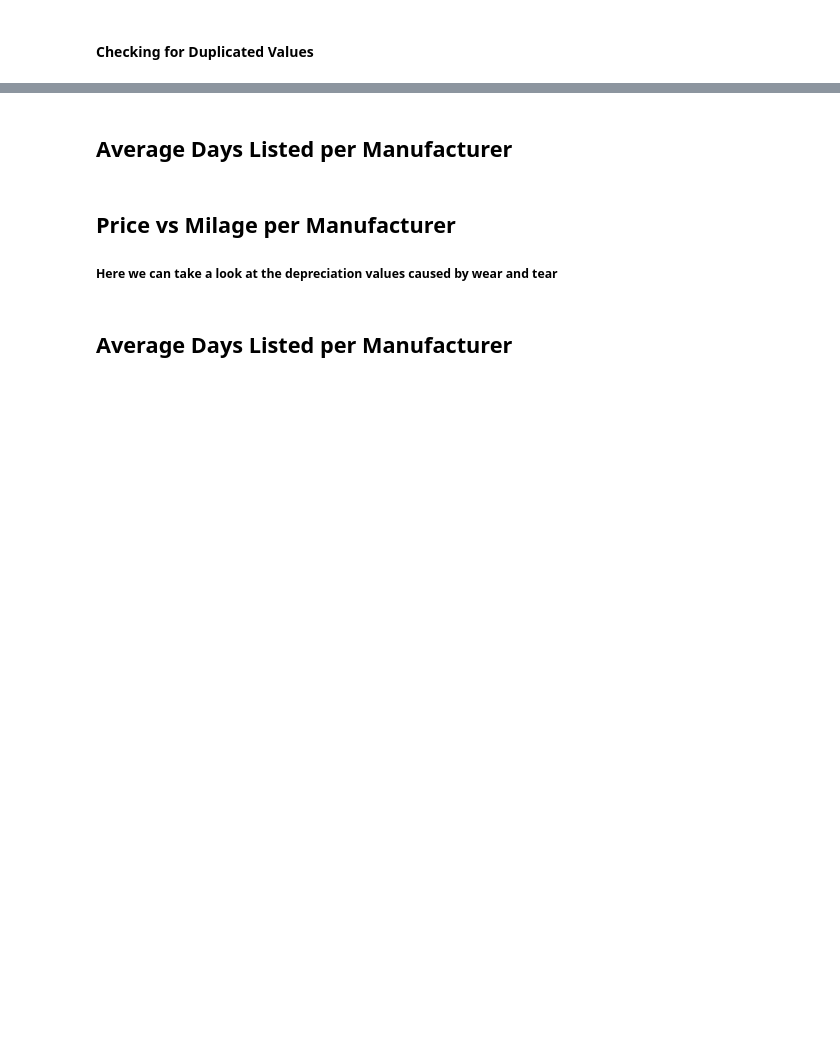
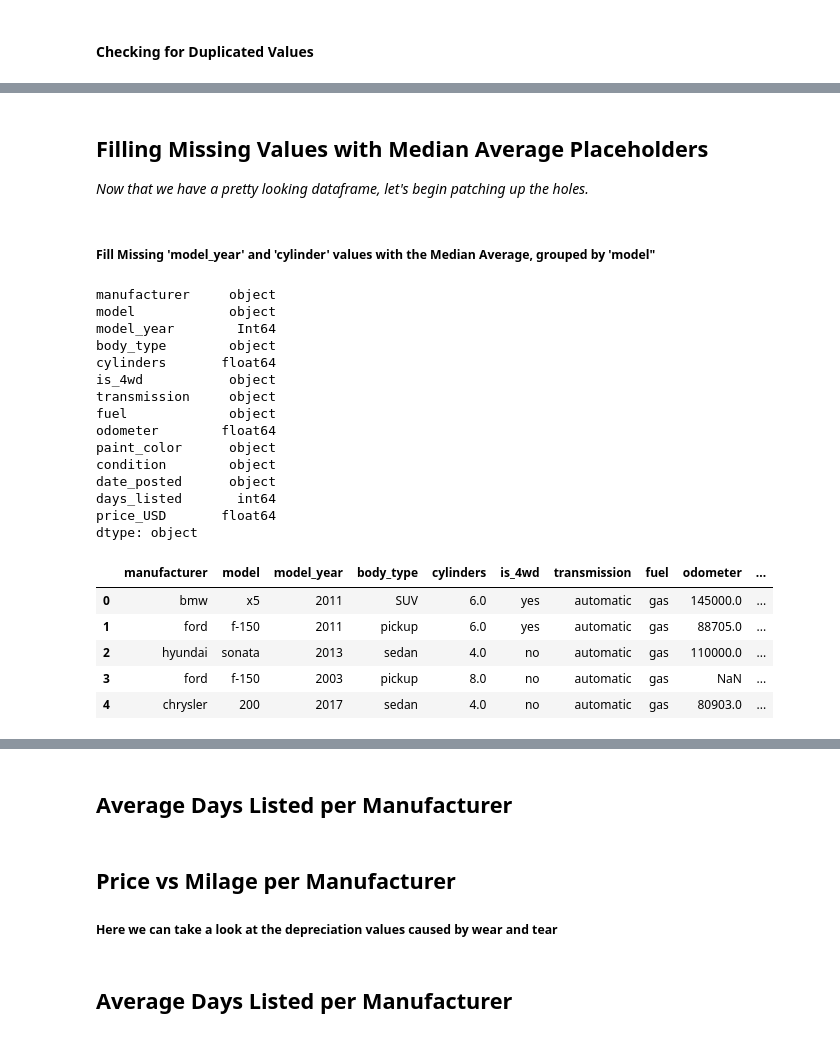
Before and after one commit to gheeter745/Dashboard-Car-Sales, a Jupyter notebook: notebook.ipynb, the cells around one changed output, grey strips where cells are left out. Saved outputs shown, nothing was run; the diff lists cells and outputs as text; code cells hidden in the pictures; blank space fills up the shorter version.

```diff
--- a/notebook.ipynb
+++ b/notebook.ipynb
@@ -195,0 +274,50 @@ display(df_vehicles)
+# %% [markdown]
+## Filling Missing Values with Median Average Placeholders
+*Now that we have a pretty looking dataframe, let's begin patching up the holes.*
+# %% [markdown]
+##### Fill Missing 'model_year' and 'cylinder' values with the Median Average, grouped by 'model"
+# %%
+# Define a function to fill missing 'model_year' values with the median, converted to an integer
+def fill_with_median_int(group):
+    median = int(group.median())
+    return group.fillna(median)
+
+# Define a function to fill missing 'cylinder' values with the median
+def fill_with_median(group):
+    median = group.median()
+    return group.fillna(median)
+
+# Apply the function to the 'model_year' column, grouped by 'model'
+df_vehicles['model_year'] = df_vehicles.groupby('model')['model_year'].transform(fill_with_median_int)
+
+# Apply the function to the 'cylinders' column, grouped by 'model'
+df_vehicles['cylinders'] = df_vehicles.groupby('model')['cylinders'].transform(fill_with_median)
+
+# Convert 'model_year' to int64
+df_vehicles['model_year'] = df_vehicles['model_year'].astype('Int64')
+
+# Display the updated DataFrame
+display(df_vehicles.dtypes)
+display(df_vehicles.head())
+# %% [output]
+manufacturer     object
+model            object
+model_year        Int64
+body_type        object
+cylinders       float64
+is_4wd           object
+transmission     object
+fuel             object
+odometer        float64
+paint_color      object
+condition        object
+date_posted      object
+days_listed       int64
+price_USD       float64
+dtype: object
+|  | manufacturer | model | model_year | body_type | cylinders | is_4wd | transmission | fuel | odometer | ... |
+| 0 | bmw | x5 | 2011 | SUV | 6.0 | yes | automatic | gas | 145000.0 | ... |
+| 1 | ford | f-150 | 2011 | pickup | 6.0 | yes | automatic | gas | 88705.0 | ... |
+| 2 | hyundai | sonata | 2013 | sedan | 4.0 | no | automatic | gas | 110000.0 | ... |
+| 3 | ford | f-150 | 2003 | pickup | 8.0 | no | automatic | gas | NaN | ... |
+| 4 | chrysler | 200 | 2017 | sedan | 4.0 | no | automatic | gas | 80903.0 | ... |
```
Also changed, not shown: parts of 53 cells of this notebook, 1 other file.
